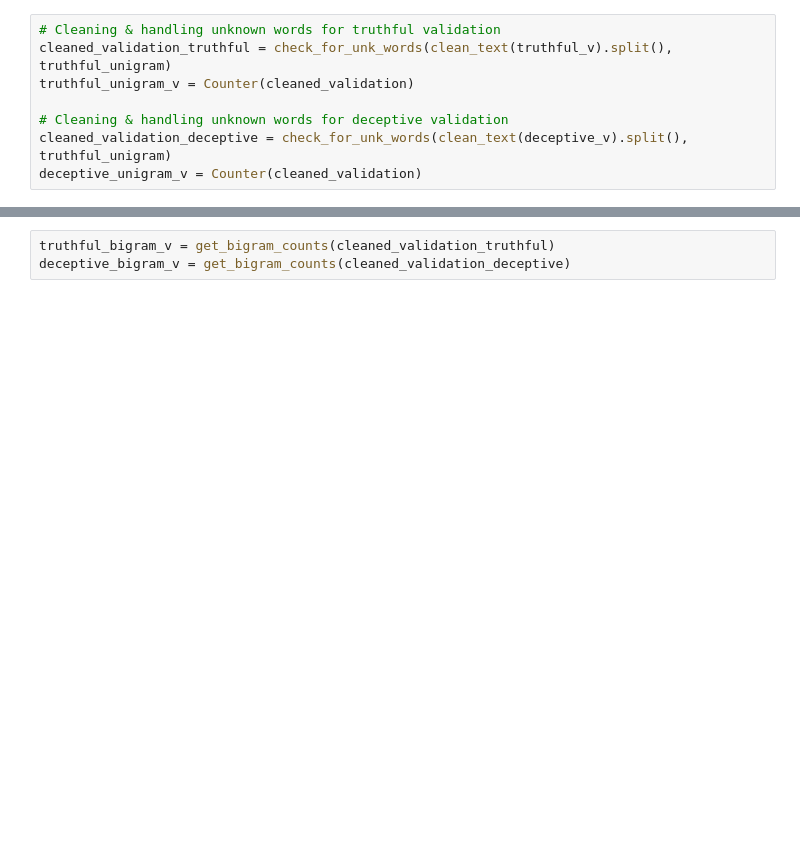
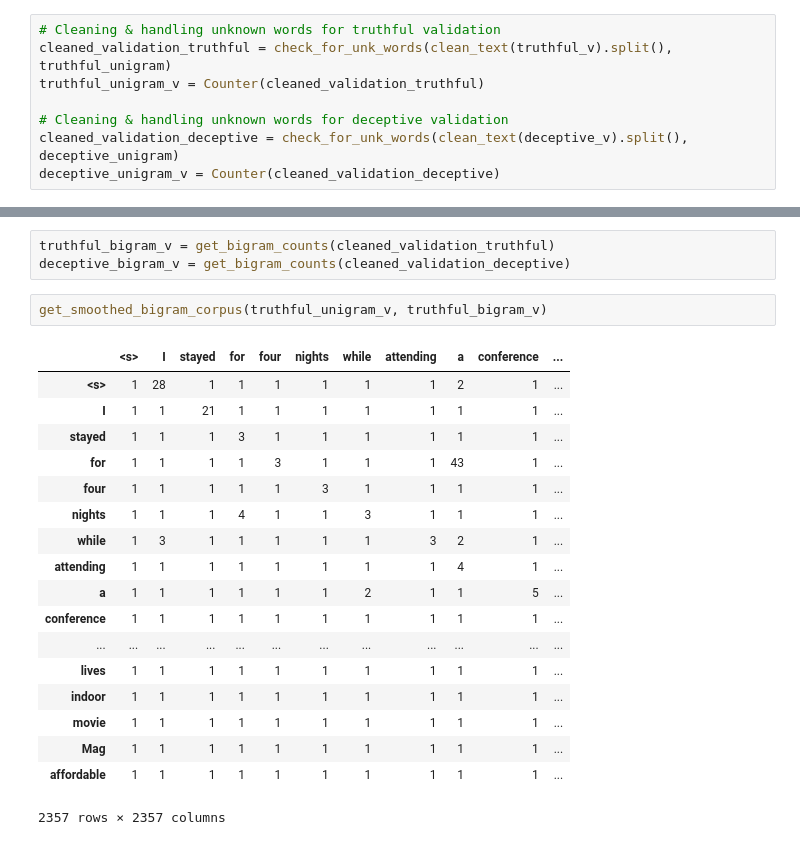
Before and after one commit to bryantleee/NLP_P1, a Jupyter notebook: NLP P1.ipynb, the cells around one changed output, grey strips where cells are left out. Drawn from its saved outputs; the diff is of its cells as text; blank space fills up the shorter version.

Commit message:
fixed smoothed bigram corpus for validation

```diff
--- a/NLP P1.ipynb
+++ b/NLP P1.ipynb
@@ -112,13 +110,34 @@ def check_for_unk_words(words, corpus):
 # %%
 # Cleaning & handling unknown words for truthful validation
 cleaned_validation_truthful = check_for_unk_words(clean_text(truthful_v).split(), truthful_unigram)
-truthful_unigram_v = Counter(cleaned_validation)
+truthful_unigram_v = Counter(cleaned_validation_truthful)
 
 # Cleaning & handling unknown words for deceptive validation
-cleaned_validation_deceptive = check_for_unk_words(clean_text(deceptive_v).split(), truthful_unigram)
-deceptive_unigram_v = Counter(cleaned_validation)
+cleaned_validation_deceptive = check_for_unk_words(clean_text(deceptive_v).split(), deceptive_unigram)
+deceptive_unigram_v = Counter(cleaned_validation_deceptive)
 # %% [markdown]
 ## Validation Bigrams
 # %%
 truthful_bigram_v = get_bigram_counts(cleaned_validation_truthful)
 deceptive_bigram_v = get_bigram_counts(cleaned_validation_deceptive)
+# %%
+get_smoothed_bigram_corpus(truthful_unigram_v, truthful_bigram_v)
+# %% [output]
+|  | <s> | I | stayed | for | four | nights | while | attending | a | conference | ... |
+| <s> | 1 | 28 | 1 | 1 | 1 | 1 | 1 | 1 | 2 | 1 | ... |
+| I | 1 | 1 | 21 | 1 | 1 | 1 | 1 | 1 | 1 | 1 | ... |
+| stayed | 1 | 1 | 1 | 3 | 1 | 1 | 1 | 1 | 1 | 1 | ... |
+| for | 1 | 1 | 1 | 1 | 3 | 1 | 1 | 1 | 43 | 1 | ... |
+| four | 1 | 1 | 1 | 1 | 1 | 3 | 1 | 1 | 1 | 1 | ... |
+| nights | 1 | 1 | 1 | 4 | 1 | 1 | 3 | 1 | 1 | 1 | ... |
+| while | 1 | 3 | 1 | 1 | 1 | 1 | 1 | 3 | 2 | 1 | ... |
+| attending | 1 | 1 | 1 | 1 | 1 | 1 | 1 | 1 | 4 | 1 | ... |
+| a | 1 | 1 | 1 | 1 | 1 | 1 | 2 | 1 | 1 | 5 | ... |
+| conference | 1 | 1 | 1 | 1 | 1 | 1 | 1 | 1 | 1 | 1 | ... |
+| ... | ... | ... | ... | ... | ... | ... | ... | ... | ... | ... | ... |
+| lives | 1 | 1 | 1 | 1 | 1 | 1 | 1 | 1 | 1 | 1 | ... |
+| indoor | 1 | 1 | 1 | 1 | 1 | 1 | 1 | 1 | 1 | 1 | ... |
+| movie | 1 | 1 | 1 | 1 | 1 | 1 | 1 | 1 | 1 | 1 | ... |
+| Mag | 1 | 1 | 1 | 1 | 1 | 1 | 1 | 1 | 1 | 1 | ... |
+| affordable | 1 | 1 | 1 | 1 | 1 | 1 | 1 | 1 | 1 | 1 | ... |
+2357 rows × 2357 columns
```
Also changed, not shown: parts of 1 cell of this notebook.
